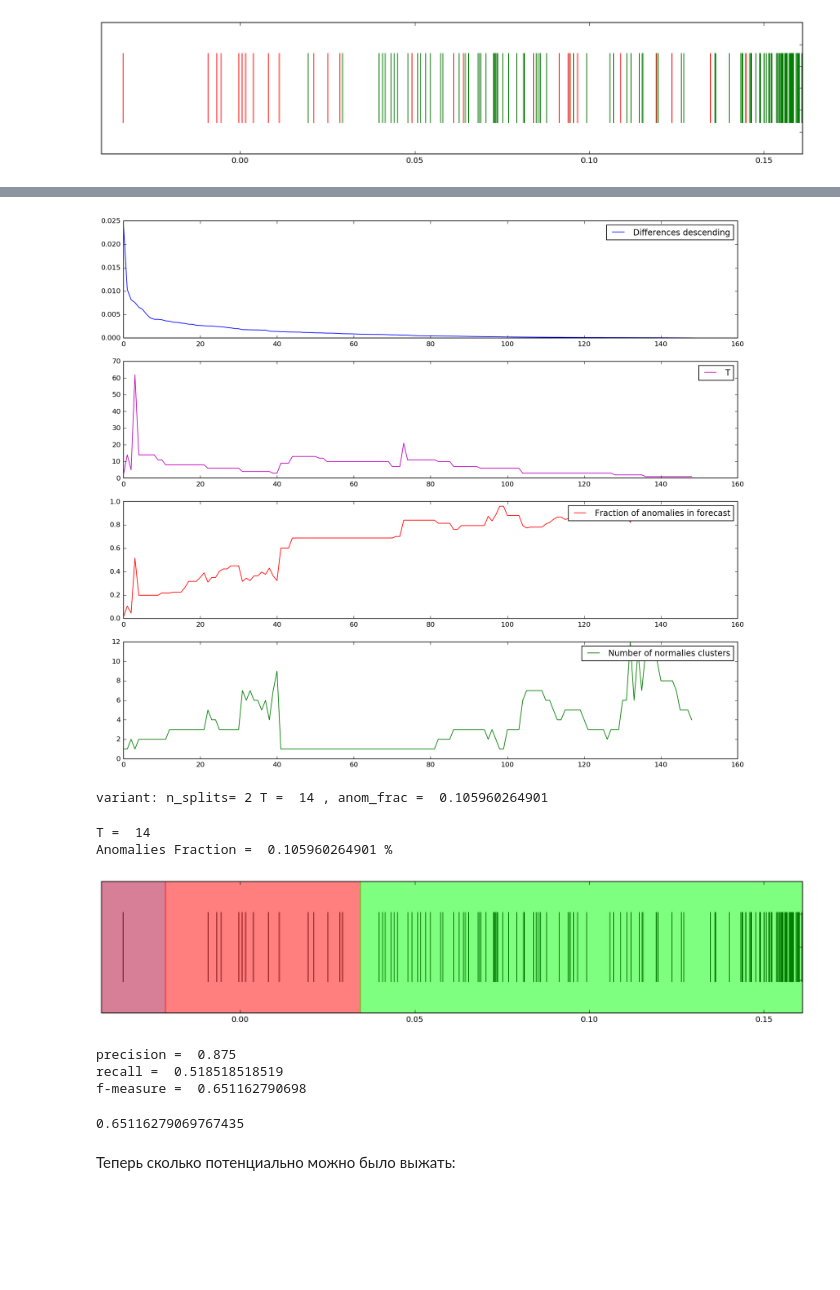
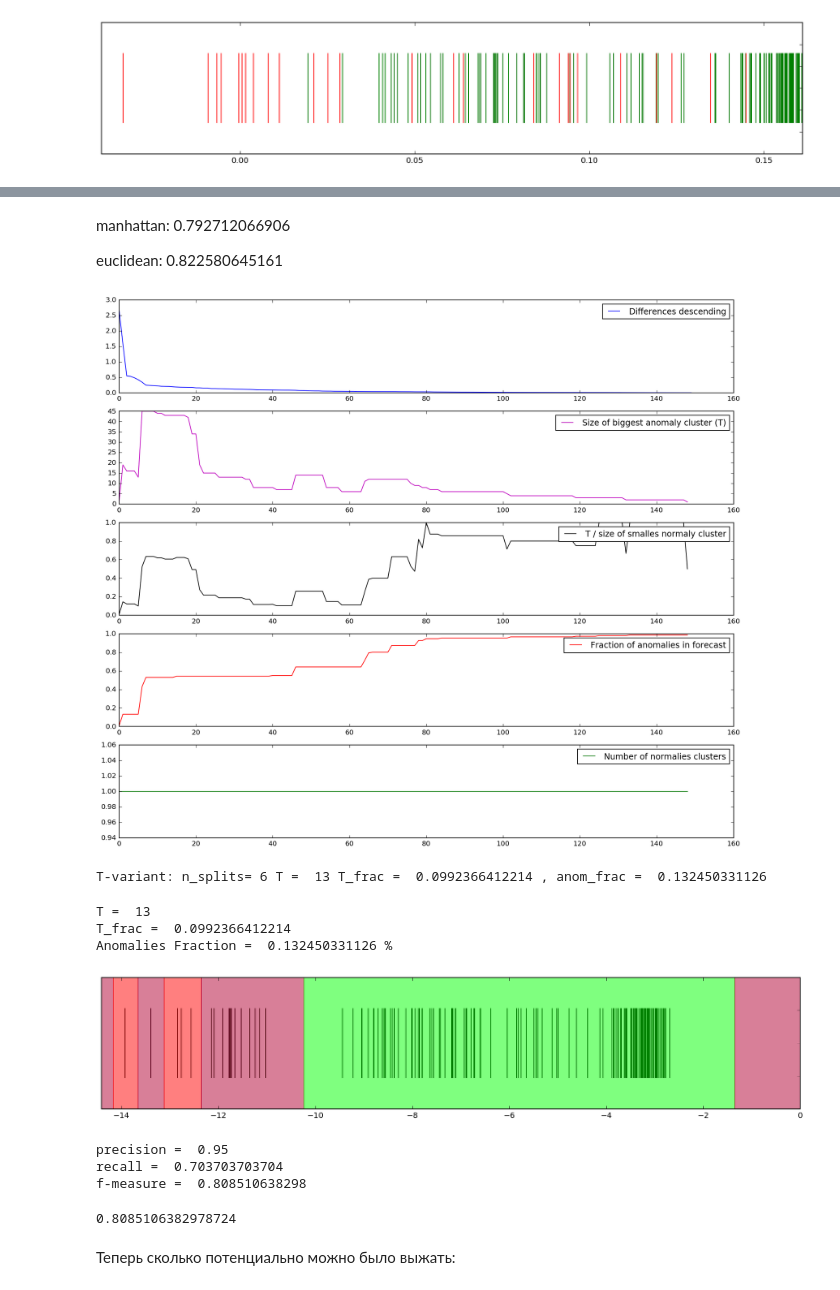
Before and after one commit to FortsAndMills/AnomalyDetectionMethods, a Jupyter notebook: Datasets.ipynb, the cells around one changed output, grey strips where cells are left out. Cells and saved outputs as stored; diff of their text form; code cells hidden in the pictures; blank space fills up the shorter version.

```diff
--- a/Datasets.ipynb
+++ b/Datasets.ipynb
@@ -63,3 +63,5 @@ normaly_score, anomaly_score = exp.Solve(exp.modIsolationForest(1000), DF, DF_te
 # %% [output]
 AUC-ROC score:  0.853643966547
 [figure]
+# %%
+normaly_score, anomaly_score = exp.Solve(exp.PolinomSolver(), DF, DF_test[~ans], DF_test[ans])
@@ -66,24 +71,29 @@ AUC-ROC score:  0.853643966547
+# %% [markdown]
+manhattan: 0.792712066906
+
+euclidean: 0.822580645161
 # %%
-exp.analize_threshold(normaly_score, anomaly_score, -1)
+exp.analize_threshold(normaly_score, anomaly_score, -1, 1)
 # %% [output]
-[figure, old version]
+[figure, new version]
 # %%
-exp.submit_variants(normaly_score, anomaly_score, 0.5)
+exp.submit_variants(normaly_score, anomaly_score, 0.5, 0.5)
 # %% [output]
-variant: n_splits= 2 T =  14 , anom_frac =  0.105960264901
+T-variant: n_splits= 6 T =  13 T_frac =  0.0992366412214 , anom_frac =  0.132450331126
 # %%
-f = exp.apply_threshold(normaly_score, anomaly_score, 2)
+f = exp.apply_threshold(normaly_score, anomaly_score, 6, 1)
 # %% [output]
-T =  14
-Anomalies Fraction =  0.105960264901 %
+T =  13
+T_frac =  0.0992366412214
+Anomalies Fraction =  0.132450331126 %
-[figure, old version]
+[figure, new version]
 # %%
 exp.f_measure(np.append(np.zeros_like(normaly_score), np.ones_like(anomaly_score)), f)
 # %% [output]
-precision =  0.875
-recall =  0.518518518519
-f-measure =  0.651162790698
+precision =  0.95
+recall =  0.703703703704
+f-measure =  0.808510638298
-0.65116279069767435
+0.8085106382978724
 # %% [markdown]
 Теперь сколько потенциально можно было выжать:
 # %%
```
Also changed, not shown: parts of 75 cells of this notebook, 1 other file.
